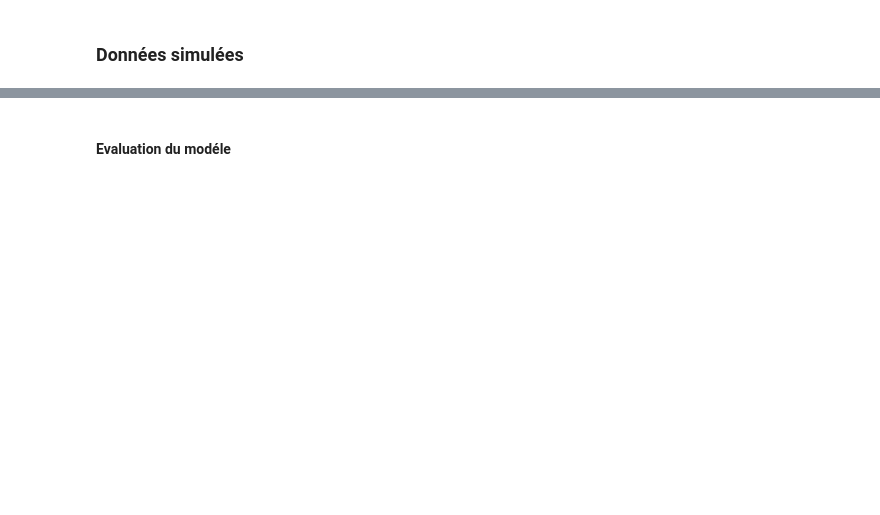
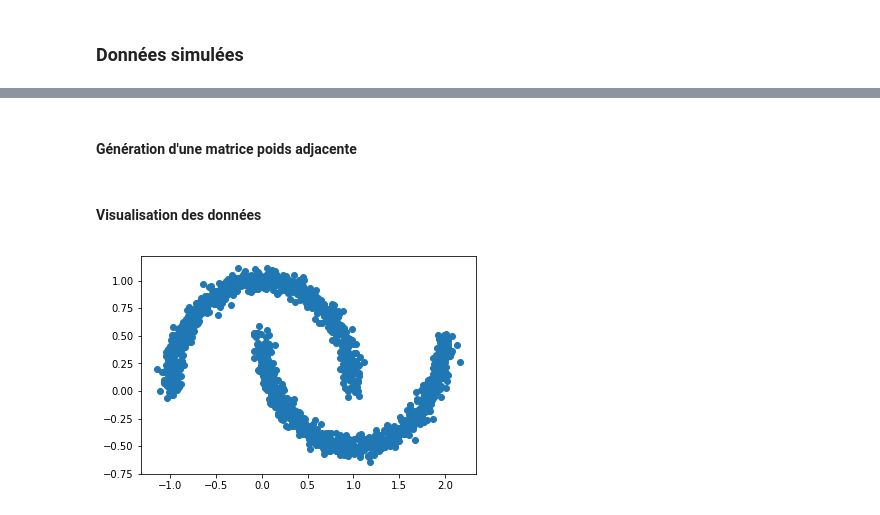
Before and after one commit to sallfatima/Projet-TAA, a Jupyter notebook: Projet_TAA.ipynb, the cells around one changed output, grey strips where cells are left out. Drawn from its saved outputs; the diff is of its cells as text; code cells hidden in the pictures; blank space fills up the shorter version.

```diff
--- a/Projet_TAA.ipynb
+++ b/Projet_TAA.ipynb
@@ -54,2 +142,7 @@ add_notebook_menu()
-# %% [markdown]
-#### Evaluation du modéle
+# %%
+
+from sklearn import cluster, datasets
+noisy_moons = datasets.make_moons(n_samples=1000, noise=.05)
+df = pd.DataFrame(noisy_moons[0]) ## convert to DF
+# %% [markdown]
+#### Génération d'une matrice poids adjacente
@@ -55,0 +163,10 @@ add_notebook_menu()
+# %% [markdown]
+#### Visualisation des données
+# %%
+
+
+import matplotlib.pyplot as plt
+plt.scatter(df[0],df[1])
+plt.show()
+# %% [output]
+[figure, added]
```
Also changed, not shown: parts of 65 cells of this notebook.
